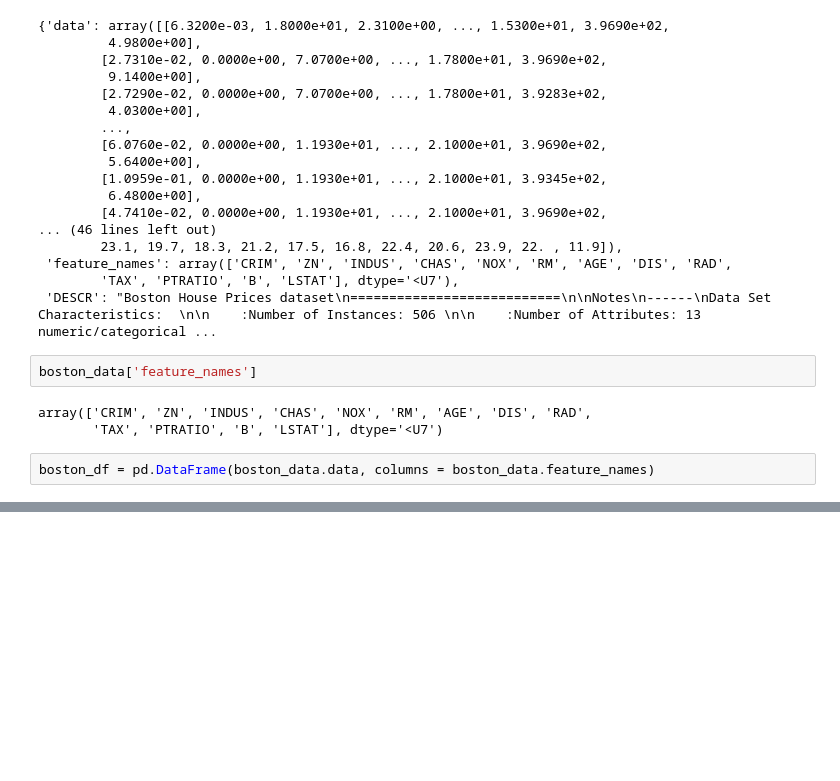
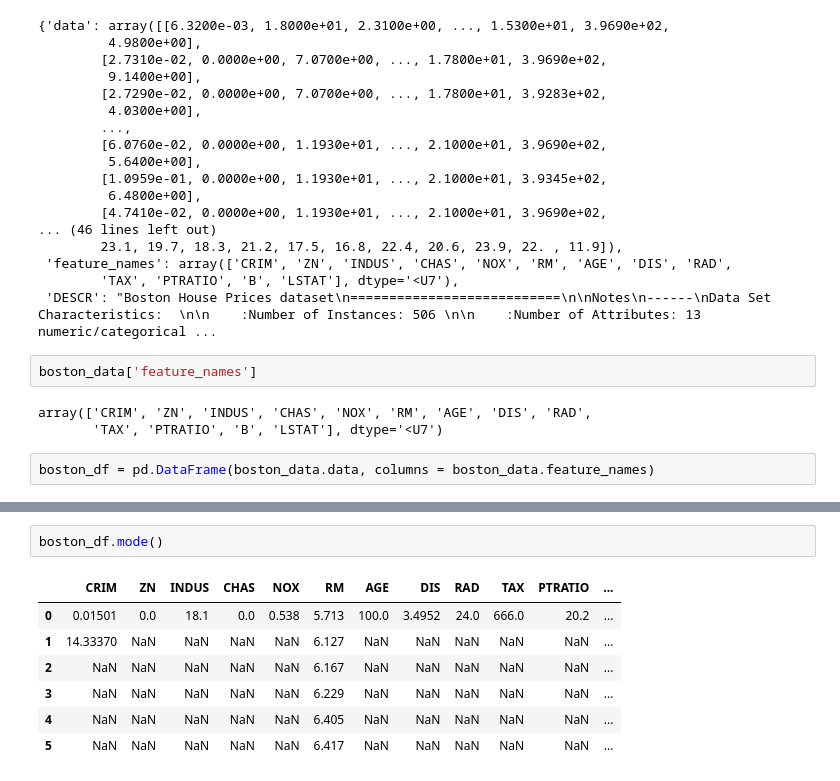
Before and after one commit to glenchiridza/ml_chp1_concepts, a Jupyter notebook: cp1.ipynb, the cells around one changed output, grey strips where cells are left out. Cells and saved outputs as stored; diff of their text form; blank space fills up the shorter version.

```diff
--- a/cp1.ipynb
+++ b/cp1.ipynb
@@ -353,0 +537,10 @@ boston_df
+# %%
+boston_df.mode()
+# %% [output]
+|  | CRIM | ZN | INDUS | CHAS | NOX | RM | AGE | DIS | RAD | TAX | PTRATIO | ... |
+| 0 | 0.01501 | 0.0 | 18.1 | 0.0 | 0.538 | 5.713 | 100.0 | 3.4952 | 24.0 | 666.0 | 20.2 | ... |
+| 1 | 14.33370 | NaN | NaN | NaN | NaN | 6.127 | NaN | NaN | NaN | NaN | NaN | ... |
+| 2 | NaN | NaN | NaN | NaN | NaN | 6.167 | NaN | NaN | NaN | NaN | NaN | ... |
+| 3 | NaN | NaN | NaN | NaN | NaN | 6.229 | NaN | NaN | NaN | NaN | NaN | ... |
+| 4 | NaN | NaN | NaN | NaN | NaN | 6.405 | NaN | NaN | NaN | NaN | NaN | ... |
+| 5 | NaN | NaN | NaN | NaN | NaN | 6.417 | NaN | NaN | NaN | NaN | NaN | ... |
```
Also changed, not shown: parts of 40 cells of this notebook.
